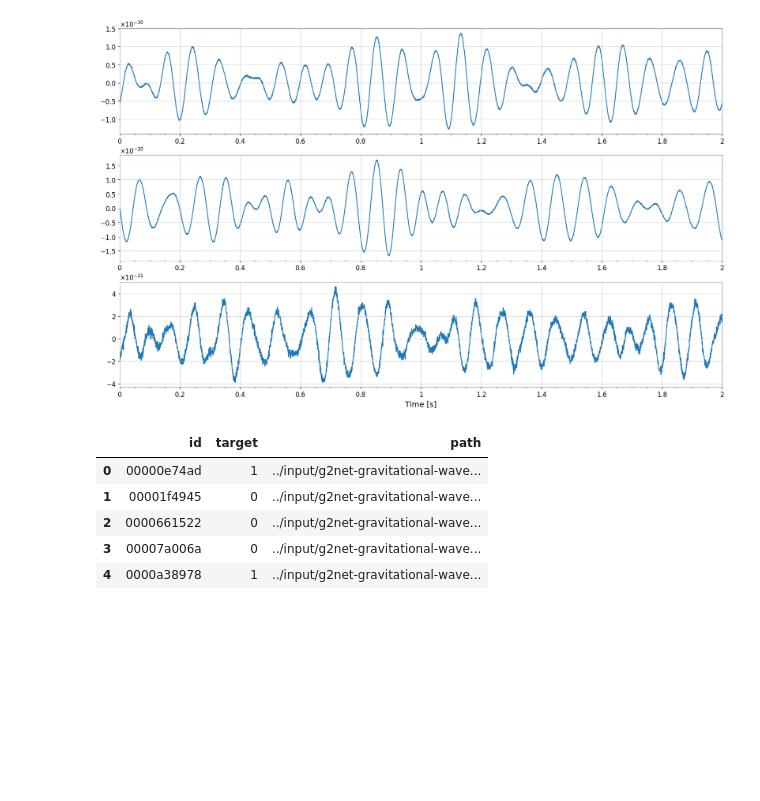
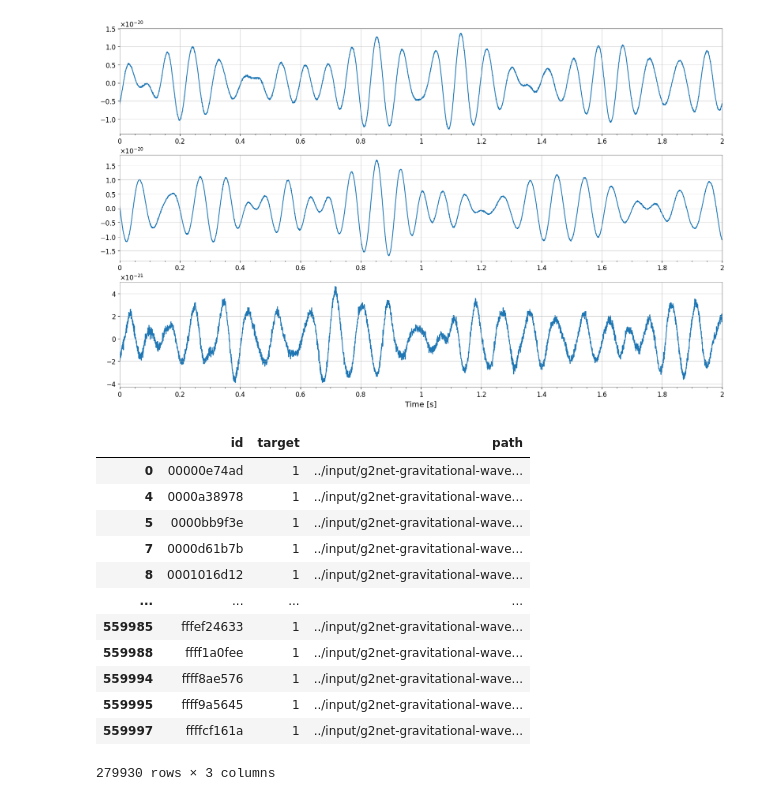
Before and after one commit to netakopel/Kaggle_Projects, a Jupyter notebook: g2net-detectaion-wave-on-kaggle.ipynb, the cells around one changed output. Saved outputs shown, nothing was run; the diff lists cells and outputs as text; code cells hidden in the pictures; blank space fills up the shorter version.

Commit message:
Kaggle Notebook | G2Net_detectaion_wave_on_kaggle | Version 5

```diff
--- a/g2net-detectaion-wave-on-kaggle.ipynb
+++ b/g2net-detectaion-wave-on-kaggle.ipynb
@@ -92,12 +102,23 @@ ids_from_npy_files = [path.split("/")[-1].split(".")[0] for path in train_paths]
 df_path_id = pd.DataFrame({'path': train_paths, 'id':ids_from_npy_files})
 
 df_path_target = pd.merge(train_labels,df_path_id,on='id')
-
-df_path_target.head()
-# %% [output]
-|  | id | target | path |
-| 0 | 00000e74ad | 1 | ../input/g2net-gravitational-wave... |
-| 1 | 00001f4945 | 0 | ../input/g2net-gravitational-wave... |
-| 2 | 0000661522 | 0 | ../input/g2net-gravitational-wave... |
-| 3 | 00007a006a | 0 | ../input/g2net-gravitational-wave... |
-| 4 | 0000a38978 | 1 | ../input/g2net-gravitational-wave... |
+# %%
+#EDA, searching for the best represantion before training model
+df_train_0 = df_path_target[df_path_target.target == 0]
+df_train_1 = df_path_target[df_path_target.target == 1]
+display(df_train_1)
+x = np.load(df_train_1.loc[0, 'path'])[0]  # channel 0 of one sample
+# %% [output]
+|  | id | target | path |
+| 0 | 00000e74ad | 1 | ../input/g2net-gravitational-wave... |
+| 4 | 0000a38978 | 1 | ../input/g2net-gravitational-wave... |
+| 5 | 0000bb9f3e | 1 | ../input/g2net-gravitational-wave... |
+| 7 | 0000d61b7b | 1 | ../input/g2net-gravitational-wave... |
+| 8 | 0001016d12 | 1 | ../input/g2net-gravitational-wave... |
+| ... | ... | ... | ... |
+| 559985 | fffef24633 | 1 | ../input/g2net-gravitational-wave... |
+| 559988 | ffff1a0fee | 1 | ../input/g2net-gravitational-wave... |
+| 559994 | ffff8ae576 | 1 | ../input/g2net-gravitational-wave... |
+| 559995 | ffff9a5645 | 1 | ../input/g2net-gravitational-wave... |
+| 559997 | ffffcf161a | 1 | ../input/g2net-gravitational-wave... |
+279930 rows × 3 columns
```
Also changed, not shown: parts of 3 cells of this notebook.
